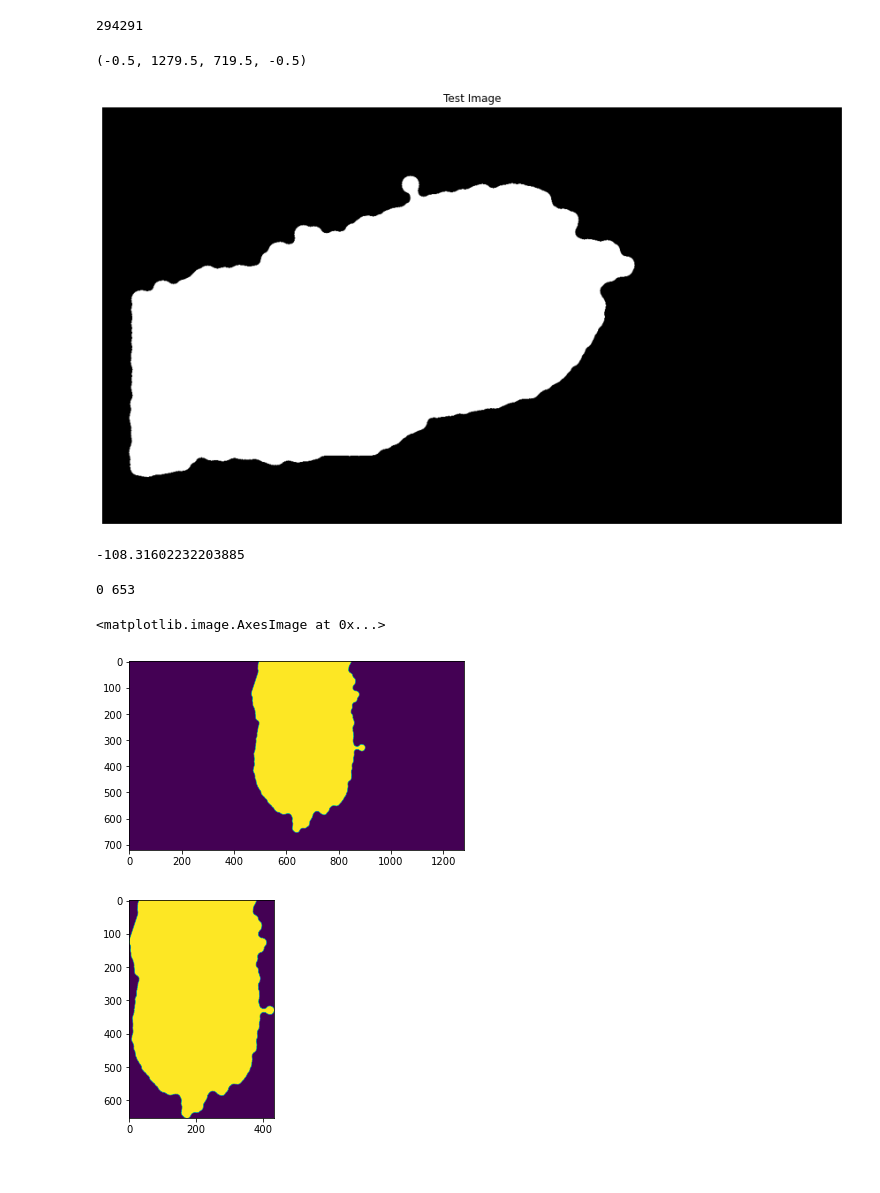
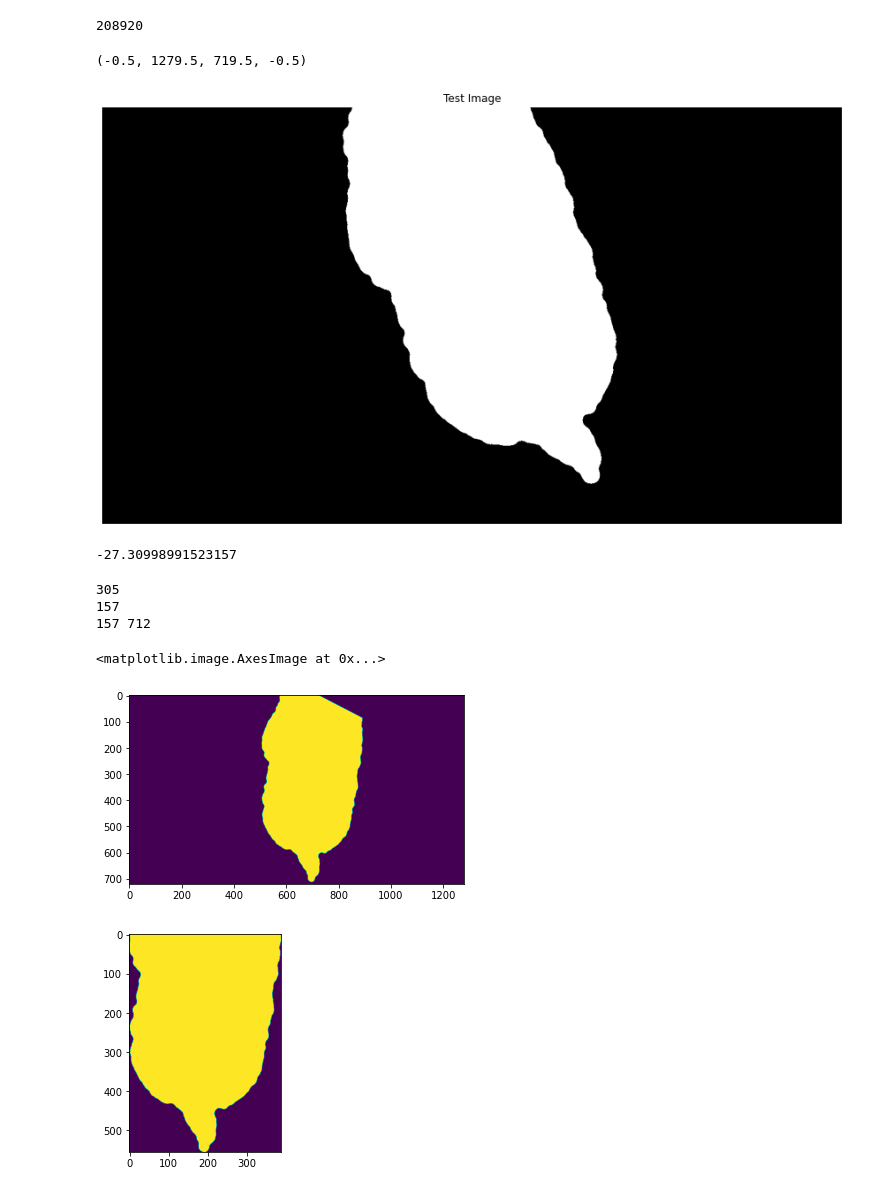
Before and after one commit to zwinkler/Automated-BCS, a Jupyter notebook: Automated BCS.ipynb, the cells around one changed output. Cells and saved outputs as stored; diff of their text form; code cells hidden in the pictures.

```diff
--- a/Automated BCS.ipynb
+++ b/Automated BCS.ipynb
@@ -15,7 +15,7 @@ import math
 # %%
 #inputs---------------------------------
 
-img_num = 5
+img_num = 6
 img_names = glob.glob('Images/depth/usable/*')
 img = imageio.imread(img_names[img_num])
 
@@ -93,9 +93,9 @@ plt.axis('off')
 # total = skimage.segmentation.chan_vese(img_post*largest_seg, mu = 0.5) #Consider using osmehting faster from OpenCV
 # plt.contour(total)
 # %% [output]
-294291
+208920
 (-0.5, 1279.5, 719.5, -0.5)
-[figure, old version]
+[figure, new version]
 # %%
 #------Rotation from OpenCV tutorial-----------
 
@@ -178,6 +178,8 @@ for i, c in enumerate(contours):
 #     Find the orientation of each shape
     angle = getOrientation(c, src)
     angle = np.rad2deg(angle)-90
+    if angle < -180:
+        angle = angle+180
 #cv.imshow('Orientation Lines', src)
 
 # cnt = max(contours, key=cv2.contourArea)
@@ -200,7 +202,7 @@ if k == '27':
 # angle = getOrientation(max_cnt, rotated_cow)
 # print(np.rad2deg(angle))
 # %% [output]
--108.31602232203885
+-27.30998991523157
 # %%
 # cv2.drawContours(rotated_cow, max_cnt, -1, (128, 0, 0), 3)
 # cv2.imshow('contours', rotated_cow)
@@ -209,40 +211,56 @@ if k == '27':
 plt.figure()
 plt.imshow(rotated_cow)
 
+for i in range(np.shape(cow_mask)[0]):
+    if np.sum(cow_mask[i, :]) != 0:
+        len_top_row = int(np.sum(cow_mask[i, :])/255)
+        break
+print(len_top_row)
+crop_length = int(len_top_row*np.tan(abs(np.deg2rad(angle))))
+print(crop_length)
 # max_y = np.max(np.where(rotated_cow == 255)[0])
 # min_y = np.min(np.where(rotated_cow == 255)[0])
 
 
 # max_x = np.max(np.where(rotated_cow == 255)[1])
 # min_x = np.min(np.where(rotated_cow == 255)[1])
+
+#-------------------------------------------------Consider finding the maximums and minimums using sums
+
 
 cnt, _ = cv2.findContours(rotated_cow, cv2.RETR_TREE, cv2.CHAIN_APPROX_NONE)
 max_cnt = max(cnt, key=cv2.contourArea)
 
 
 reshaped_contour = np.asarray(max_cnt).reshape((np.shape(max_cnt)[0], 2))
 
 max_y_crop = np.max(reshaped_contour[::, 0])
 min_y_crop = np.min(reshaped_contour[::, 0])
 
 
 max_x_crop = np.max(reshaped_contour[::, 1])
-min_x_crop = np.min(reshaped_contour[::, 1])
+# min_x_crop = np.min(reshaped_contour[::, 1]) #needs to be fixed somehow------------------------------------------
+min_x_crop = crop_length
 
 print(min_x_crop, max_x_crop)
 cropped_cow = rotated_cow[min_x_crop:max_x_crop, min_y_crop:max_y_crop]
+cnt, _ = cv2.findContours(cropped_cow, cv2.RETR_TREE, cv2.CHAIN_APPROX_NONE)
+max_cnt = max(cnt, key=cv2.contourArea)
+reshaped_contour = np.asarray(max_cnt).reshape((np.shape(max_cnt)[0], 2))
 
 # img_seg = max(skimage.measure.label(np.where(cropped_cow != 0, 255, 0), background = 0, connectivity=2), key=np.sum())
 # plt.figure()
 # plt.imshow(img_seg)
 
 plt.figure()
 plt.imshow(cropped_cow)
 # %% [output]
-0 653
+305
+157
+157 712
 <matplotlib.image.AxesImage at 0x...>
-[figure, old version]
+[figure, new version]
-[figure, old version]
+[figure, new version]
 # %%
 # # FD = np.zeros(np.shape(rotated_cow[min_y:max_y, min_x:max_x]))
 # FD = cv.ximgproc.fourierDescriptor(max_cnt)
```
Also changed, not shown: parts of 15 cells of this notebook, 1 other file.
